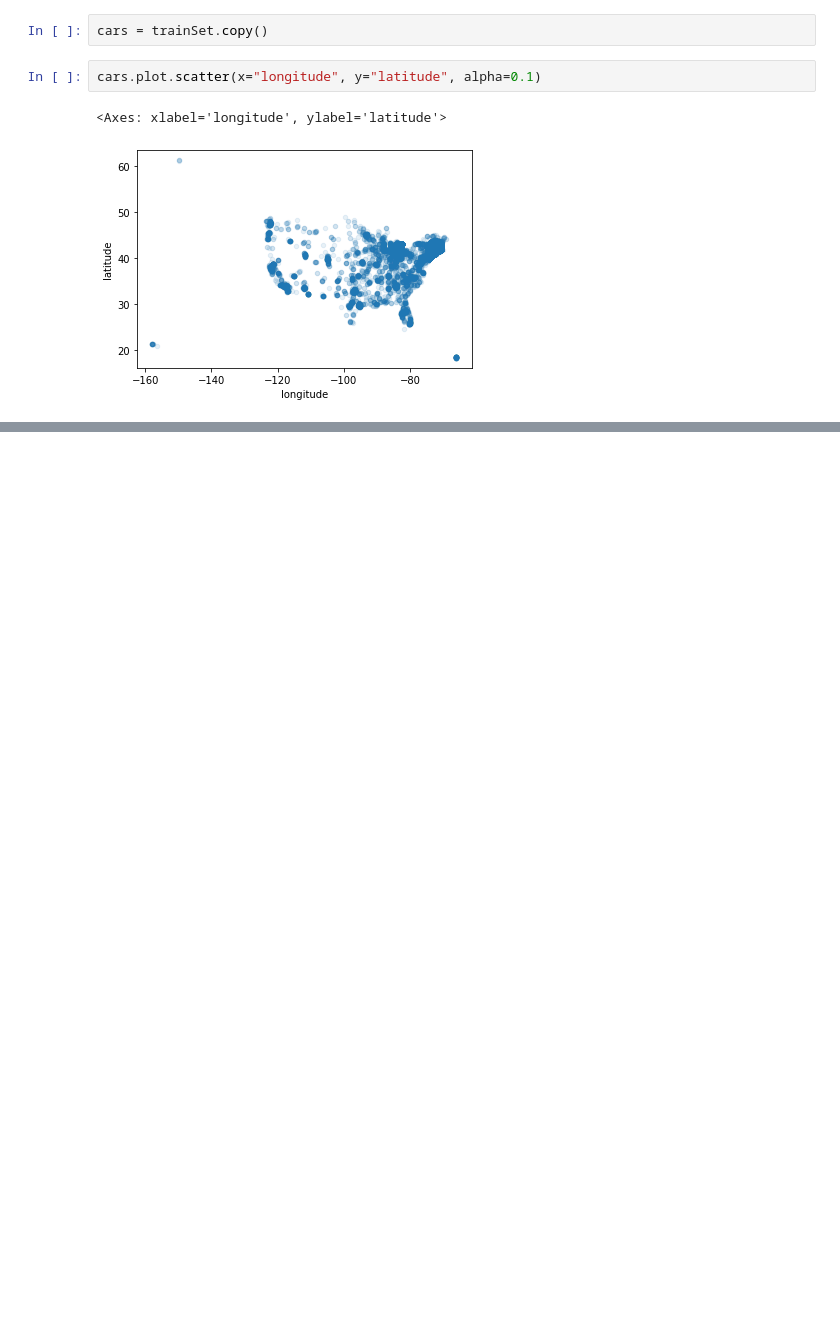
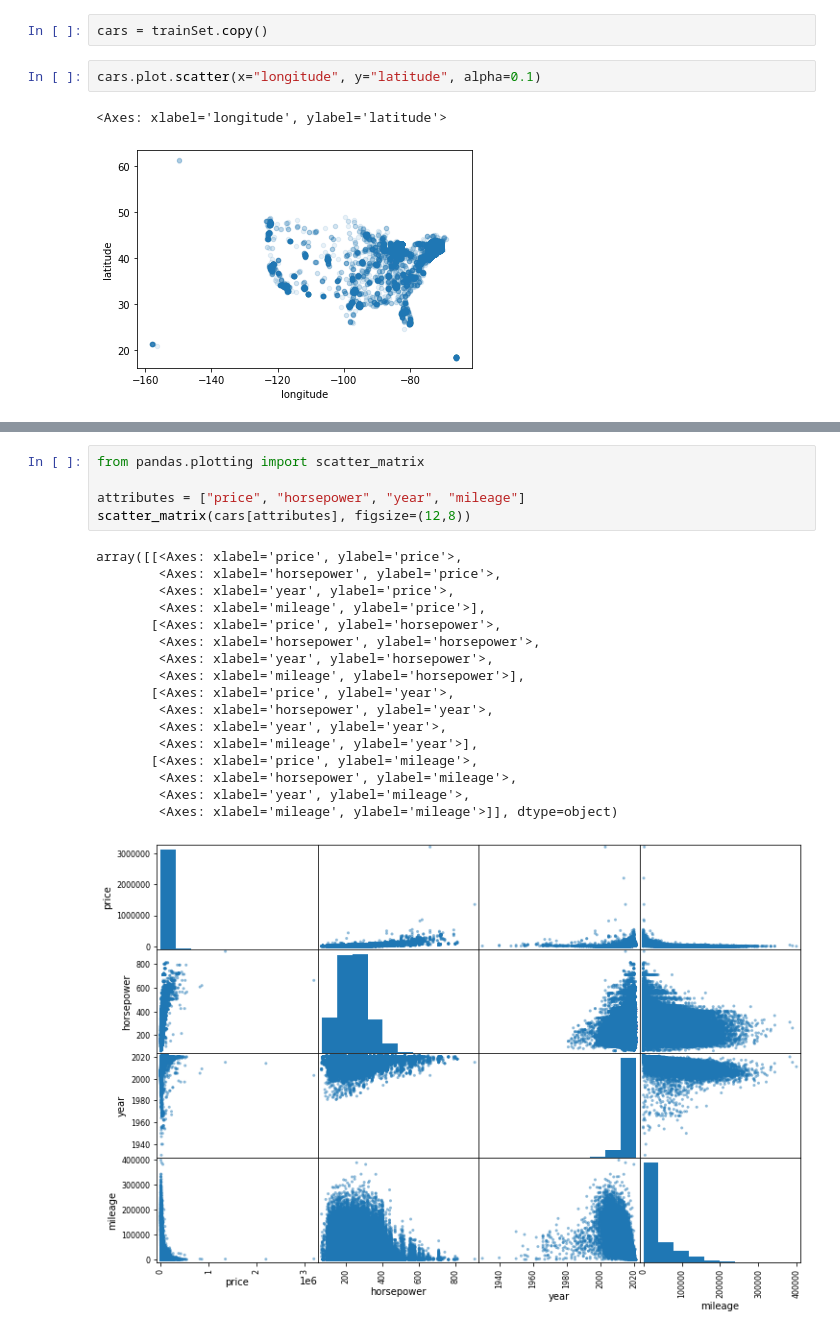
Before and after one commit to MaxAlvarado1/UsedCarsPricePredictor, a Jupyter notebook: Used_Cars_Price_Predictor.ipynb, the cells around one changed output, grey strips where cells are left out. Saved outputs shown, nothing was run; the diff lists cells and outputs as text; blank space fills up the shorter version.

```diff
--- a/Used_Cars_Price_Predictor.ipynb
+++ b/Used_Cars_Price_Predictor.ipynb
@@ -239,0 +254,23 @@ No artists with labels found to put in legend.  Note that artists whose label st
+# %%
+from pandas.plotting import scatter_matrix
+
+attributes = ["price", "horsepower", "year", "mileage"]
+scatter_matrix(cars[attributes], figsize=(12,8))
+# %% [output]
+array([[<Axes: xlabel='price', ylabel='price'>,
+        <Axes: xlabel='horsepower', ylabel='price'>,
+        <Axes: xlabel='year', ylabel='price'>,
+        <Axes: xlabel='mileage', ylabel='price'>],
+       [<Axes: xlabel='price', ylabel='horsepower'>,
+        <Axes: xlabel='horsepower', ylabel='horsepower'>,
+        <Axes: xlabel='year', ylabel='horsepower'>,
+        <Axes: xlabel='mileage', ylabel='horsepower'>],
+       [<Axes: xlabel='price', ylabel='year'>,
+        <Axes: xlabel='horsepower', ylabel='year'>,
+        <Axes: xlabel='year', ylabel='year'>,
+        <Axes: xlabel='mileage', ylabel='year'>],
+       [<Axes: xlabel='price', ylabel='mileage'>,
+        <Axes: xlabel='horsepower', ylabel='mileage'>,
+        <Axes: xlabel='year', ylabel='mileage'>,
+        <Axes: xlabel='mileage', ylabel='mileage'>]], dtype=object)
+[figure, added]
```
Also changed, not shown: parts of 36 cells of this notebook.
